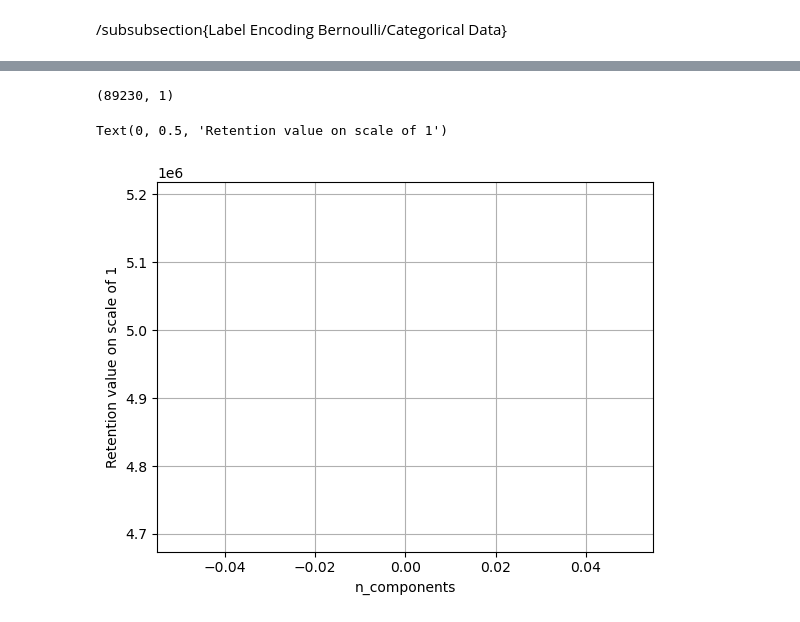
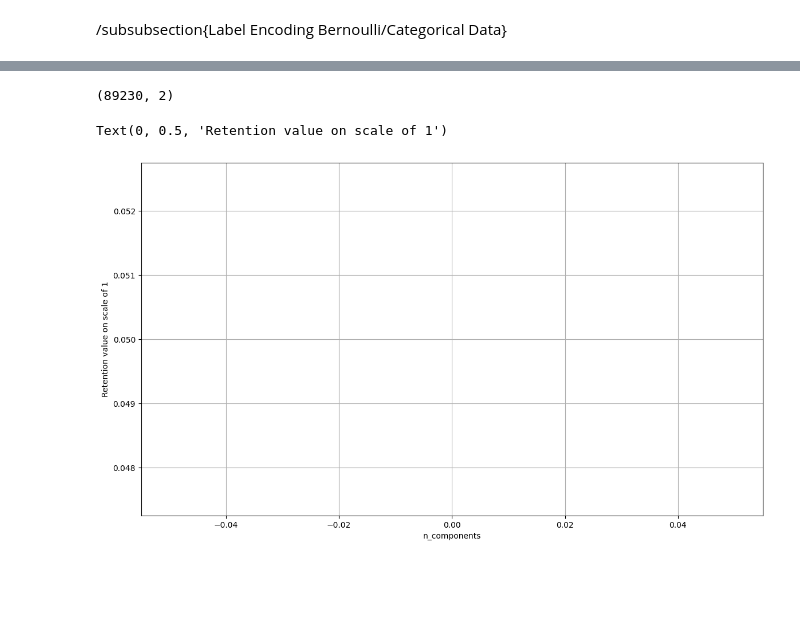
Before and after one commit to 25ohms/scotiabankfrauddetection, a Jupyter notebook: test.ipynb, the cells around one changed output, grey strips where cells are left out. Cells and saved outputs as stored; diff of their text form; code cells hidden in the pictures; blank space fills up the shorter version.

```diff
--- a/test.ipynb
+++ b/test.ipynb
@@ -321,18 +344,16 @@ See the caveats in the documentation: https://pandas.pydata.org/pandas-docs/stab
 # %%
 pca_b_c = decomposition.PCA(n_components=0.95)
-pca_b_c_train = pca_b_c.fit_transform(bernoulli_catergorical_train)
+standarized_b_c = RobustScaler().fit_transform(bernoulli_catergorical_train.values)
+pca_b_c_train = pca_b_c.fit_transform(standarized_b_c)
 print(pca_b_c_train.shape)
-
-pca_b_c.n_components = 33
-
-retention_value_b_c = pca_b_c.explained_variance_ / np.sum(pca.explained_variance_);
+retention_value_b_c = 0.05
 cumulative_retention_b_c = np.cumsum(retention_value_b_c)
 
 plt.plot(cumulative_retention_b_c)
 plt.grid()
 plt.xlabel('n_components')
 plt.ylabel('Retention value on scale of 1')
 # %% [output]
-(89230, 1)
+(89230, 2)
 Text(0, 0.5, 'Retention value on scale of 1')
-[figure, old version]
+[figure, new version]
```
Also changed, not shown: parts of 24 cells of this notebook, 1 other file.
